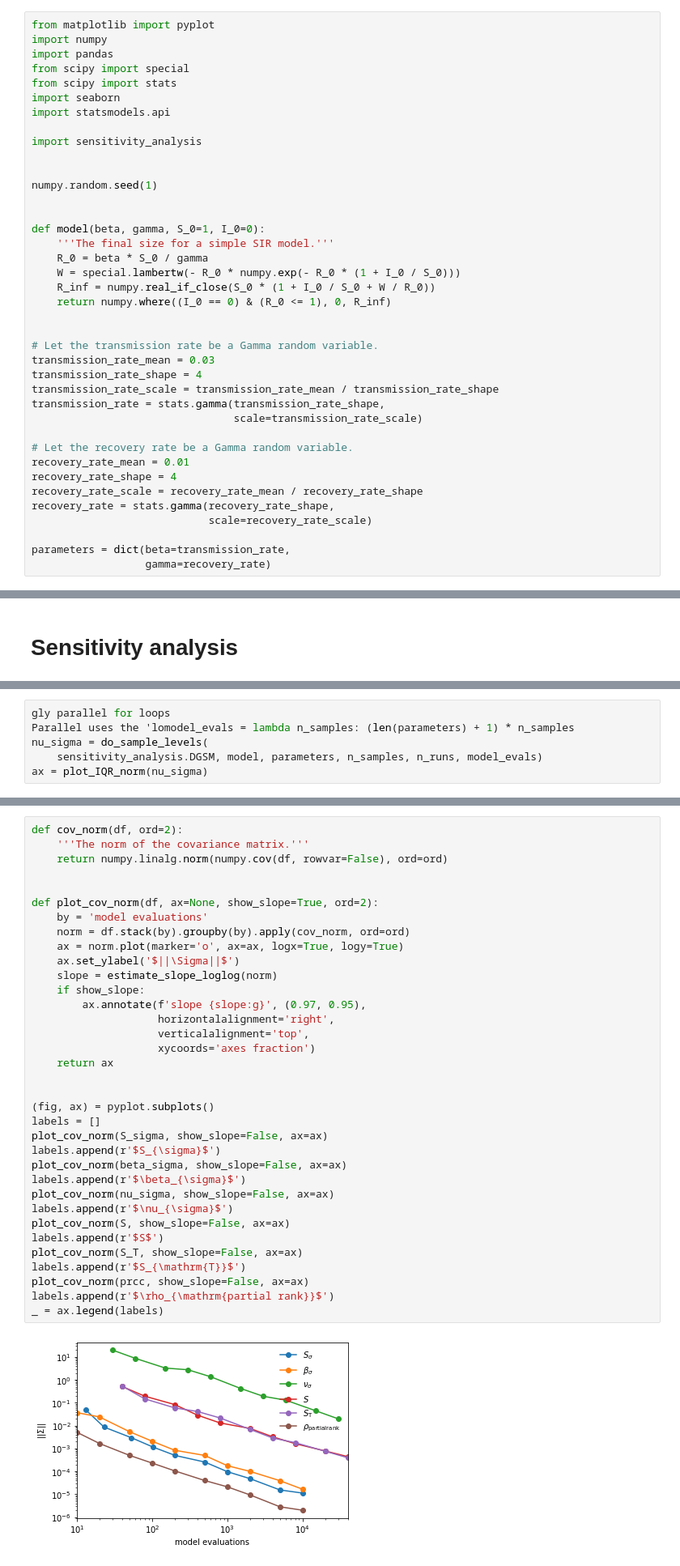
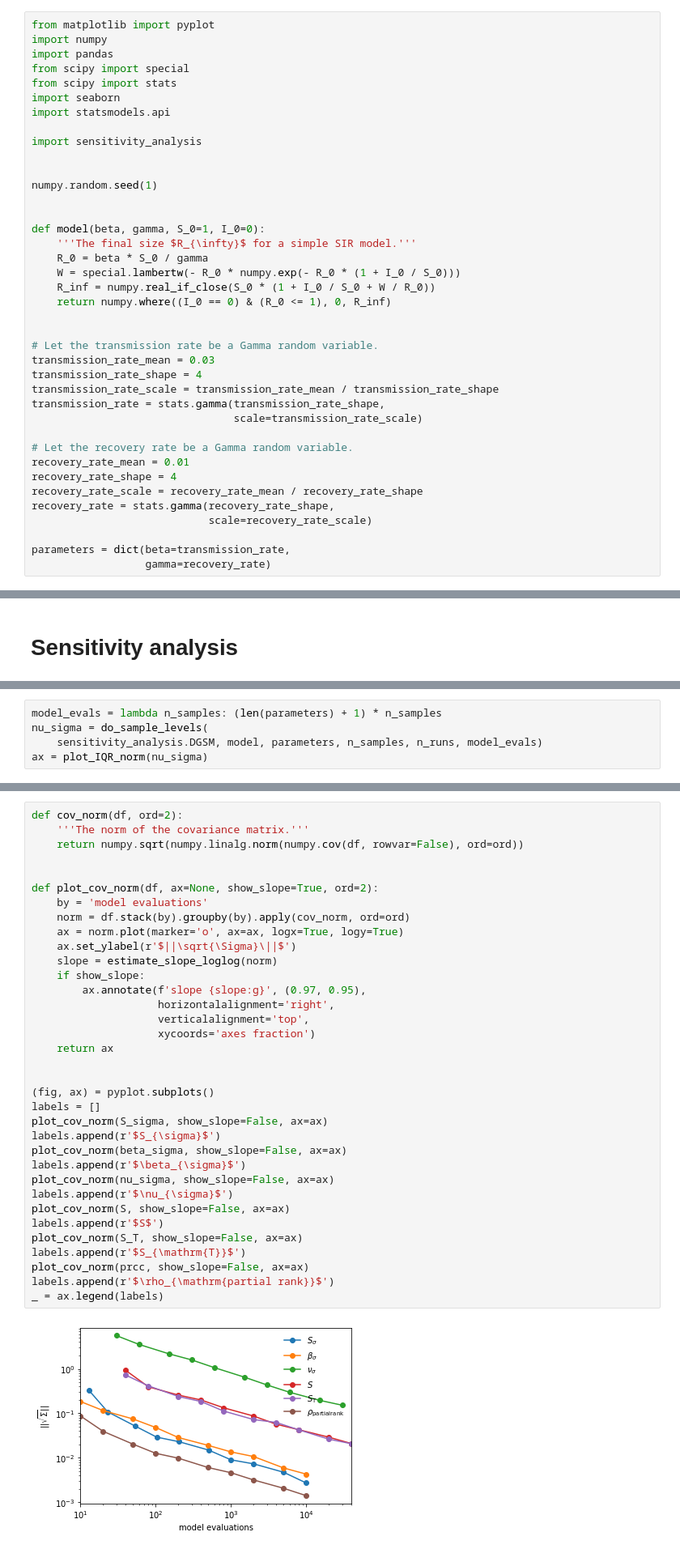
Before and after one commit to janmedlock/sensitivity_analysis, a Jupyter notebook: final_size.ipynb, the cells around one changed output, grey strips where cells are left out. Shown at 81% size. Cells and saved outputs as stored; diff of their text form.

```diff
--- a/final_size.ipynb
+++ b/final_size.ipynb
@@ -70,7 +81,7 @@ numpy.random.seed(1)
 
 
 def model(beta, gamma, S_0=1, I_0=0):
-    '''The final size for a simple SIR model.'''
+    '''The final size $R_{\infty}$ for a simple SIR model.'''
     R_0 = beta * S_0 / gamma
     W = special.lambertw(- R_0 * numpy.exp(- R_0 * (1 + I_0 / S_0)))
     R_inf = numpy.real_if_close(S_0 * (1 + I_0 / S_0 + W / R_0))
@@ -320,6 +331,5 @@ ax = plot_IQR_norm(beta_sigma)
 # %%
-gly parallel for loops
-Parallel uses the 'lomodel_evals = lambda n_samples: (len(parameters) + 1) * n_samples
+model_evals = lambda n_samples: (len(parameters) + 1) * n_samples
 nu_sigma = do_sample_levels(
     sensitivity_analysis.DGSM, model, parameters, n_samples, n_runs, model_evals)
 ax = plot_IQR_norm(nu_sigma)
@@ -377,37 +387,37 @@ _ = ax.legend(labels)
 # %%
 def cov_norm(df, ord=2):
     '''The norm of the covariance matrix.'''
-    return numpy.linalg.norm(numpy.cov(df, rowvar=False), ord=ord)
+    return numpy.sqrt(numpy.linalg.norm(numpy.cov(df, rowvar=False), ord=ord))
 
 
 def plot_cov_norm(df, ax=None, show_slope=True, ord=2):
     by = 'model evaluations'
     norm = df.stack(by).groupby(by).apply(cov_norm, ord=ord)
     ax = norm.plot(marker='o', ax=ax, logx=True, logy=True)
-    ax.set_ylabel('$||\Sigma||$')
+    ax.set_ylabel(r'$||\sqrt{\Sigma}\||$')
     slope = estimate_slope_loglog(norm)
     if show_slope:
         ax.annotate(f'slope {slope:g}', (0.97, 0.95),
                     horizontalalignment='right',
                     verticalalignment='top',
                     xycoords='axes fraction')
     return ax
 
 
 (fig, ax) = pyplot.subplots()
 labels = []
 plot_cov_norm(S_sigma, show_slope=False, ax=ax)
 labels.append(r'$S_{\sigma}$')
 plot_cov_norm(beta_sigma, show_slope=False, ax=ax)
 labels.append(r'$\beta_{\sigma}$')
 plot_cov_norm(nu_sigma, show_slope=False, ax=ax)
 labels.append(r'$\nu_{\sigma}$')
 plot_cov_norm(S, show_slope=False, ax=ax)
 labels.append(r'$S$')
 plot_cov_norm(S_T, show_slope=False, ax=ax)
 labels.append(r'$S_{\mathrm{T}}$')
 plot_cov_norm(prcc, show_slope=False, ax=ax)
 labels.append(r'$\rho_{\mathrm{partial rank}}$')
 _ = ax.legend(labels)
 # %% [output]
-[figure, old version]
+[figure, new version]
```
Also changed, not shown: parts of 16 cells of this notebook.
